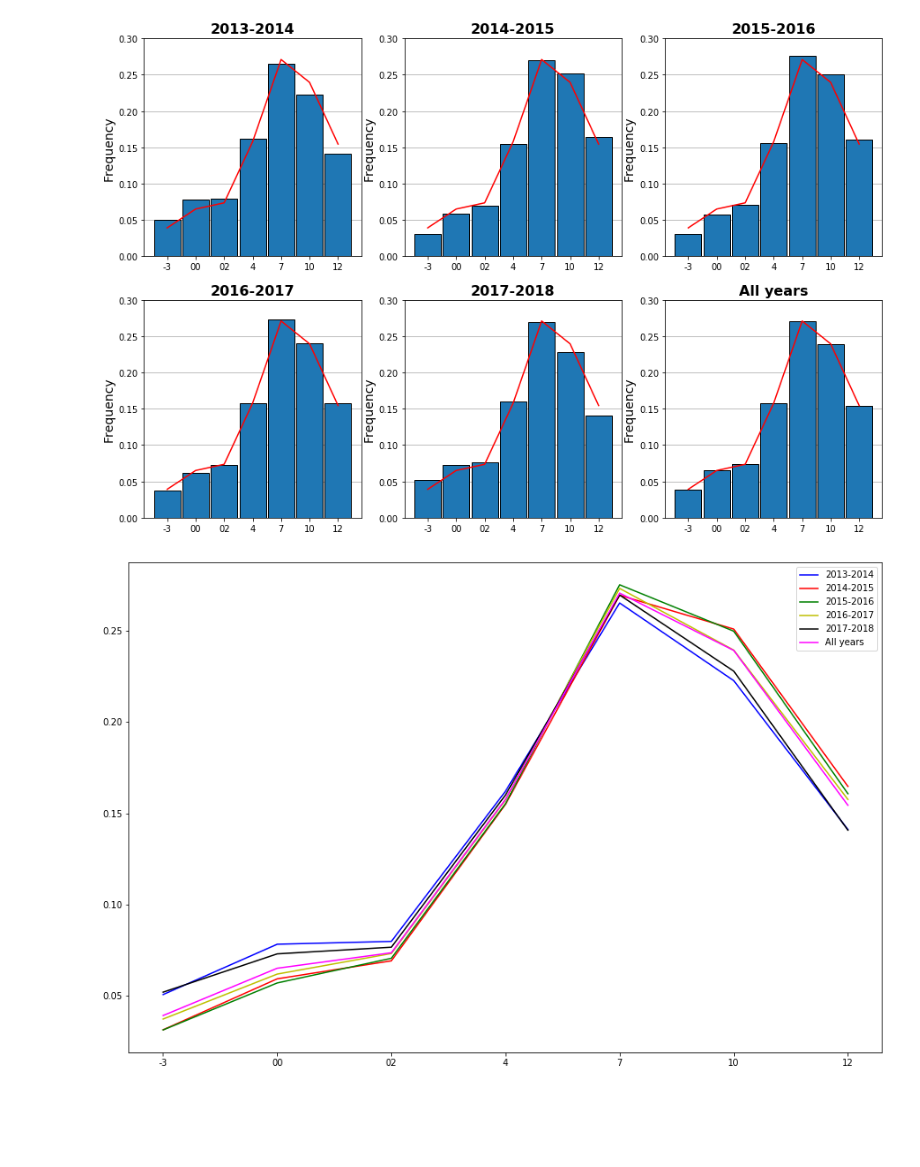
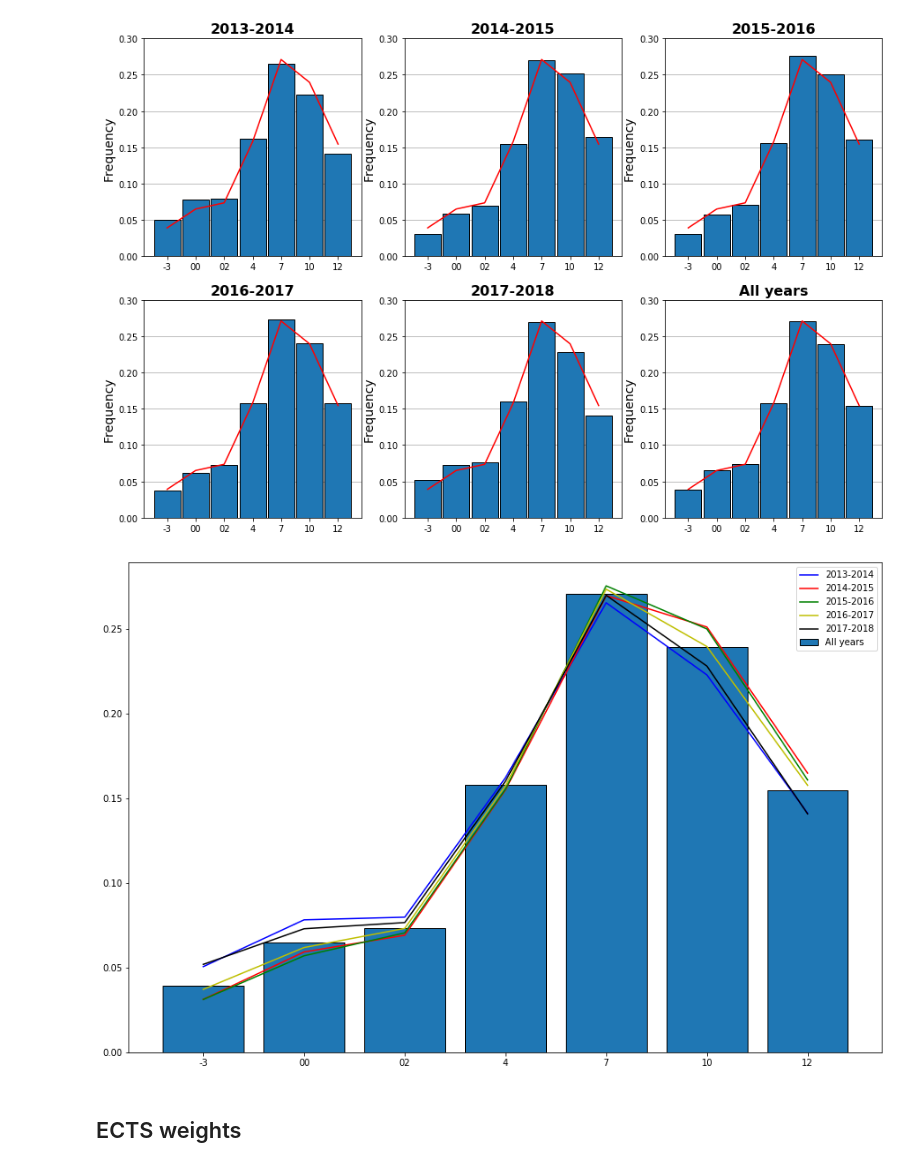
Before and after one commit to tnv875/Group18-NoTeeth, a Jupyter notebook: Exam project/Jacob legemappe/Load final data set (JACOB DUPLICATE)-Copy1.ipynb, the cells around one changed output. Drawn from its saved outputs; the diff is of its cells as text; code cells hidden in the pictures; blank space fills up the shorter version.

```diff
--- a/Exam project/Jacob legemappe/Load final data set (JACOB DUPLICATE)-Copy1.ipynb
+++ b/Exam project/Jacob legemappe/Load final data set (JACOB DUPLICATE)-Copy1.ipynb
@@ -116,13 +116,15 @@ plt.bar(x, y_sum_grades_freq, width=0.93, edgecolor='black',zorder=3)
 # %%
 f, axs = plt.subplots(figsize=(15,10))
 
 plt.plot(x, y_freq[0],'b-', label = years[0])
 plt.plot(x, y_freq[1],'r-',label = years[1])
 plt.plot(x, y_freq[2],'g-',label = years[2])
 plt.plot(x, y_freq[3], 'y-',label = years[3])
 plt.plot(x, y_freq[4],'k-',label = years[4])
-plt.plot(x, y_sum_grades_freq, color='magenta', label = "All years")
+plt.bar(x, y_sum_grades_freq,edgecolor="black", label = "All years")
 plt.legend(loc='best')
 plt.show()
 # %% [output]
-[figure, old version]
+[figure, new version]
+# %% [markdown]
+## ECTS weights
```
Also changed, not shown: parts of 8 cells of this notebook.
